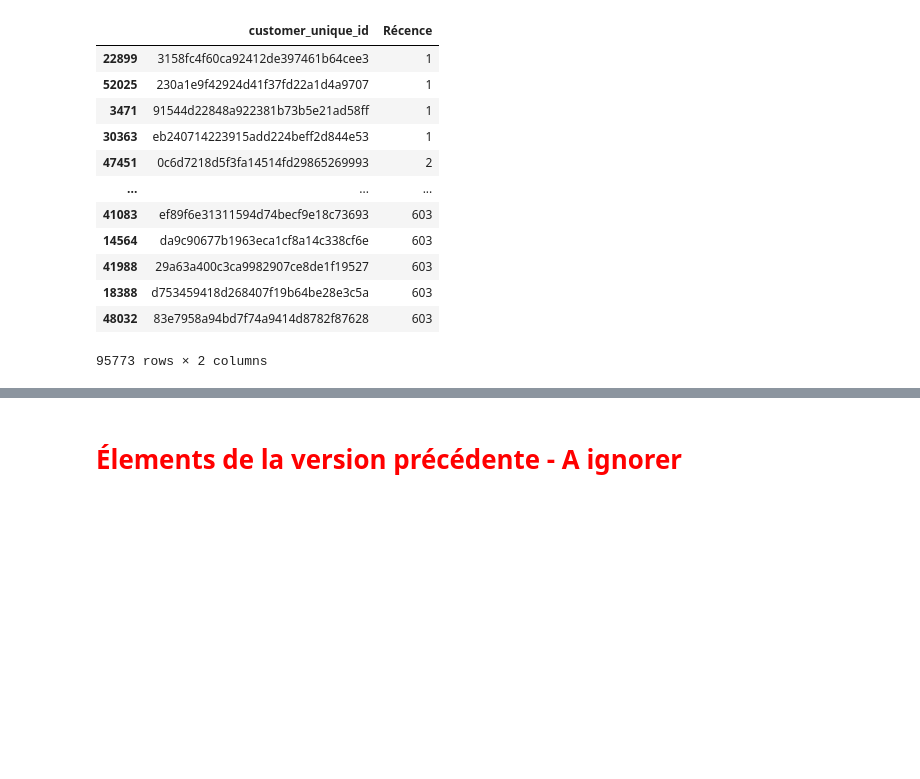
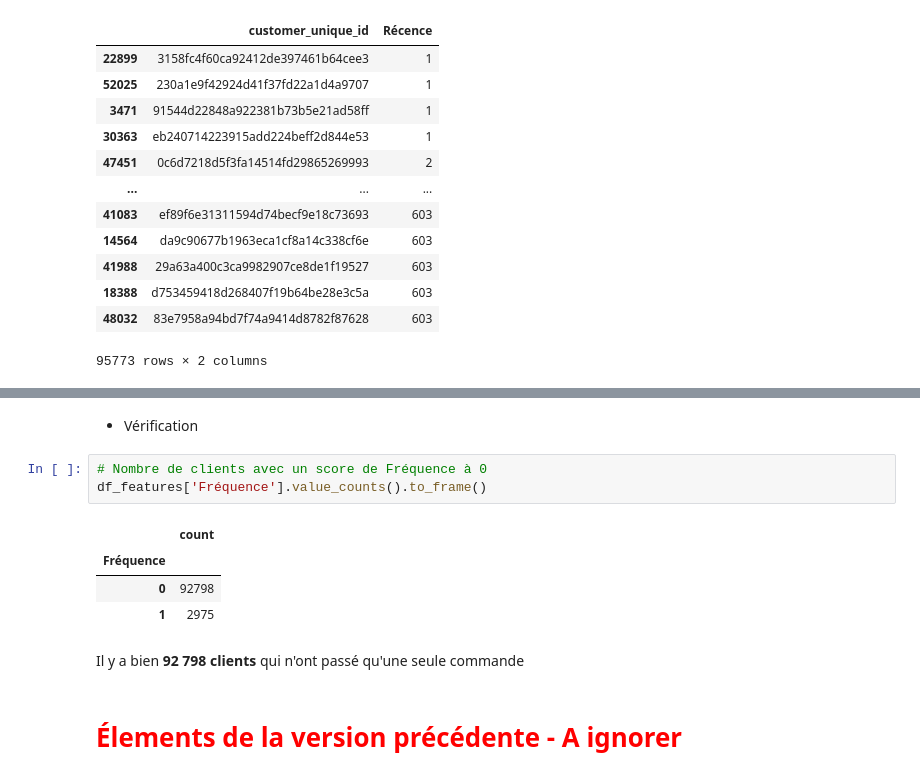
Before and after one commit to Christophe-Aballea/OC_projet5_Segmentez_des_clients_d_un_site_ecommerce, a Jupyter notebook: P05_Notebook2_Feature_ingineering.ipynb, the cells around one changed output, grey strips where cells are left out. Drawn from its saved outputs; the diff is of its cells as text; blank space fills up the shorter version.

```diff
--- a/P05_Notebook2_Feature_ingineering.ipynb
+++ b/P05_Notebook2_Feature_ingineering.ipynb
@@ -643,3 +741,15 @@ display(df_features.sort_values('Récence'))
+# %% [markdown]
+* Vérification
+# %%
+# Nombre de clients avec un score de Fréquence à 0
+df_features['Fréquence'].value_counts().to_frame()
+# %% [output]
+|  | count |
+| Fréquence |  |
+| 0 | 92798 |
+| 1 | 2975 |
+# %% [markdown]
+Il y a bien **92 798 clients** qui n'ont passé qu'une seule commande
 # %% [markdown]
 # <span style="color:red">**Élements de la version précédente - A ignorer**</span>
 # %% [markdown]
```
Also changed, not shown: parts of 20 cells of this notebook, 1 other file.
